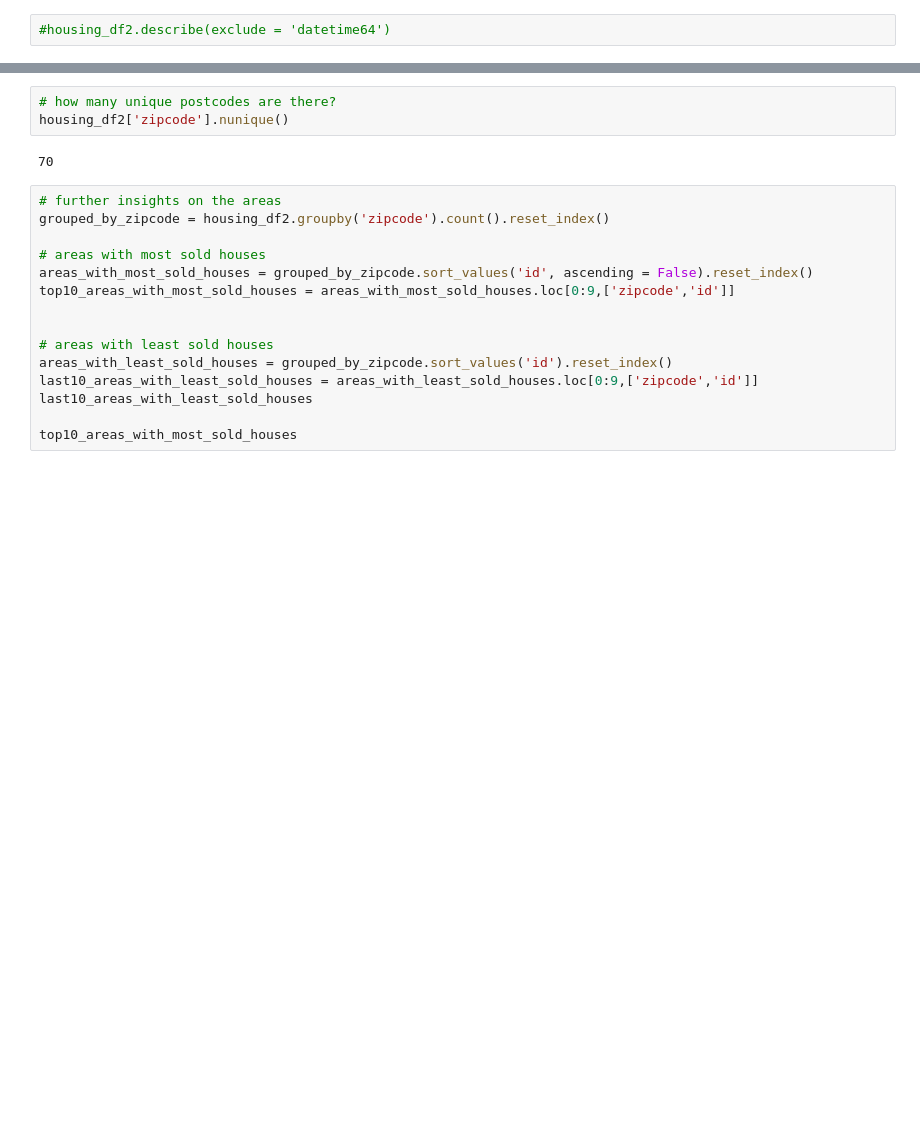
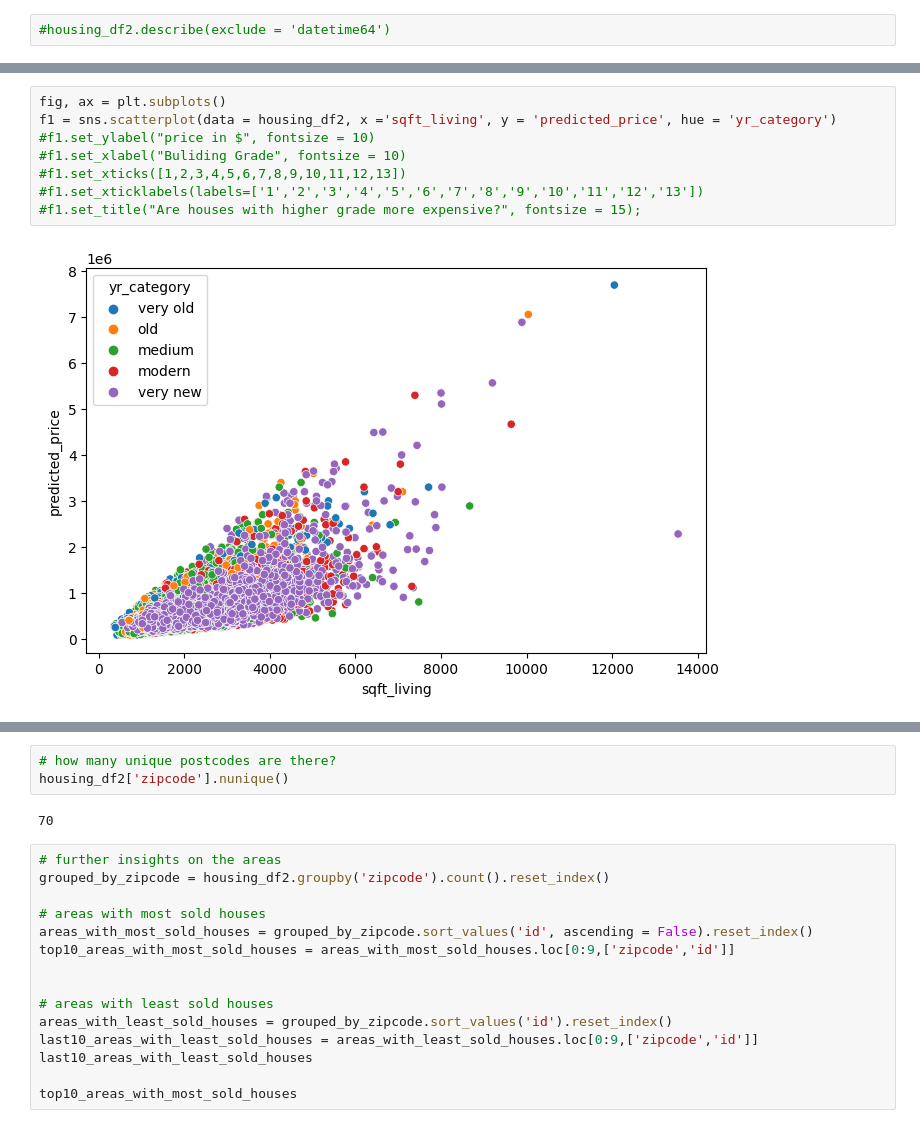
Before and after one commit to NarratorOfData/Anjas-EDA-project, a Jupyter notebook: Anjas_EDA_project2.ipynb, the cells around one changed output, grey strips where cells are left out. Saved outputs shown, nothing was run; the diff lists cells and outputs as text; blank space fills up the shorter version.

```diff
--- a/Anjas_EDA_project2.ipynb
+++ b/Anjas_EDA_project2.ipynb
@@ -147,0 +226,10 @@ housing_df2['predicted_price'].plot(kind = 'box')
+# %%
+fig, ax = plt.subplots()
+f1 = sns.scatterplot(data = housing_df2, x ='sqft_living', y = 'predicted_price', hue = 'yr_category')
+#f1.set_ylabel("price in $", fontsize = 10)
+#f1.set_xlabel("Buliding Grade", fontsize = 10)
+#f1.set_xticks([1,2,3,4,5,6,7,8,9,10,11,12,13])
+#f1.set_xticklabels(labels=['1','2','3','4','5','6','7','8','9','10','11','12','13'])
+#f1.set_title("Are houses with higher grade more expensive?", fontsize = 15);
+# %% [output]
+[figure, added]
```
Also changed, not shown: parts of 18 cells of this notebook.
